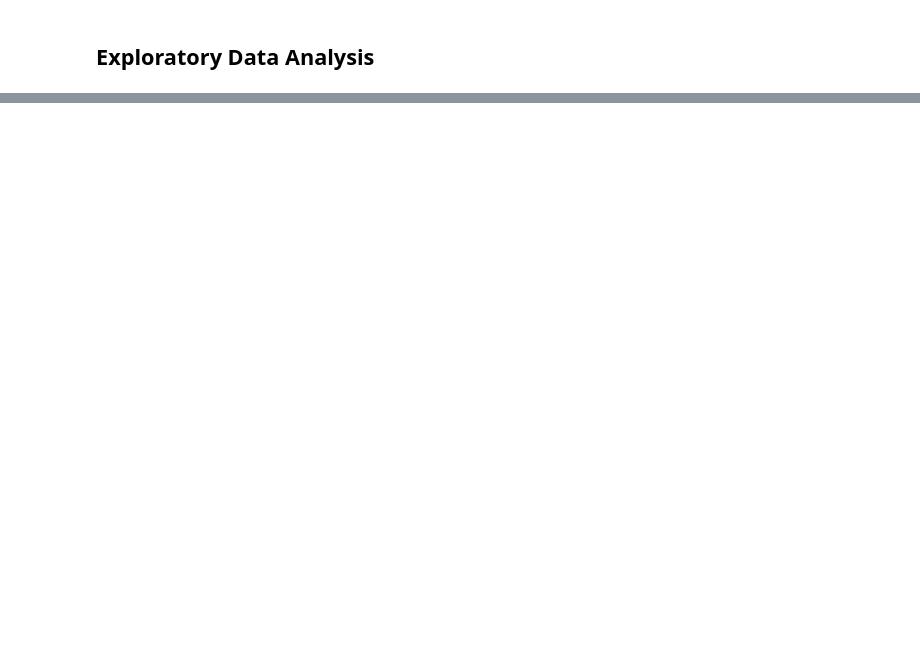
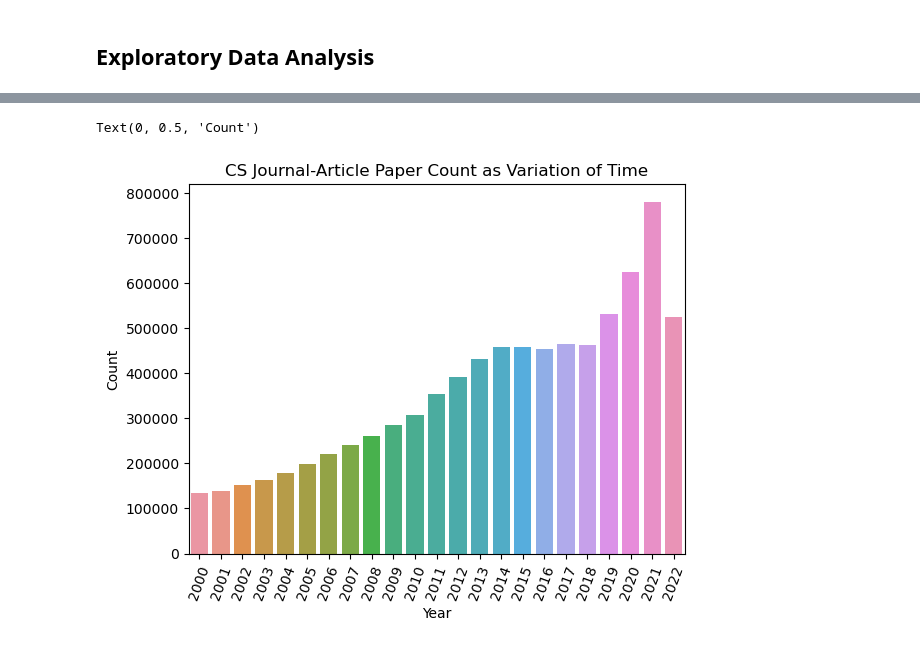
Before and after one commit to gtmdotme/citation_prediction, a Jupyter notebook: data-eda.ipynb, the cells around one changed output, grey strips where cells are left out. Drawn from its saved outputs; the diff is of its cells as text; code cells hidden in the pictures; blank space fills up the shorter version.

```diff
--- a/data-eda.ipynb
+++ b/data-eda.ipynb
@@ -71,0 +170,31 @@ sns.countplot(data=df, x='year', hue='month')
+# %%
+DATA_URL = 'https://api.openalex.org/works?'\
+                'filter=from_publication_date:{}-01-01,'\
+                'to_publication_date:{}-12-31,'\
+                'has_abstract:true,'\
+                'has_references:true,'\
+                'is_paratext:false,'\
+                'is_retracted:false,'\
+                'type:journal-article,'\
+                'concepts.id:C41008148'
+
+papers_over_years = []
+years = list(range(2000, 2023))
+for year_i in tqdm(years):
+    try:
+        response = requests.get(DATA_URL.format(year_i, year_i)).json()
+        counts = response['meta']['count']
+        papers_over_years.append(counts)
+    except Exception as err:
+        print (err)
+        print (response)
+        break
+
+sns.barplot(x=years, y=papers_over_years)
+plt.xticks(rotation=70)
+plt.gca().set_title("CS Journal-Article Paper Count as Variation of Time")
+plt.gca().set_xlabel("Year")
+plt.gca().set_ylabel("Count")
+# %% [output]
+Text(0, 0.5, 'Count')
+[figure, added]
```
Also changed, not shown: parts of 19 cells of this notebook, 3 other files.
